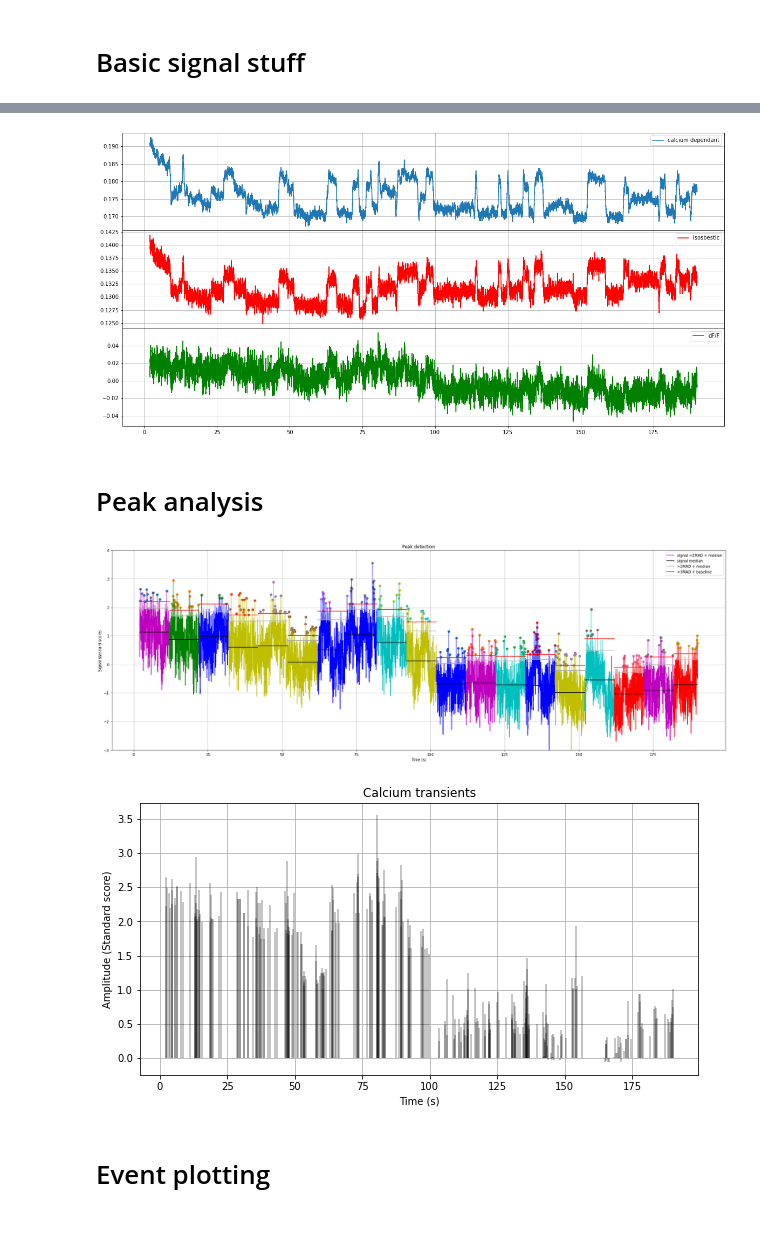
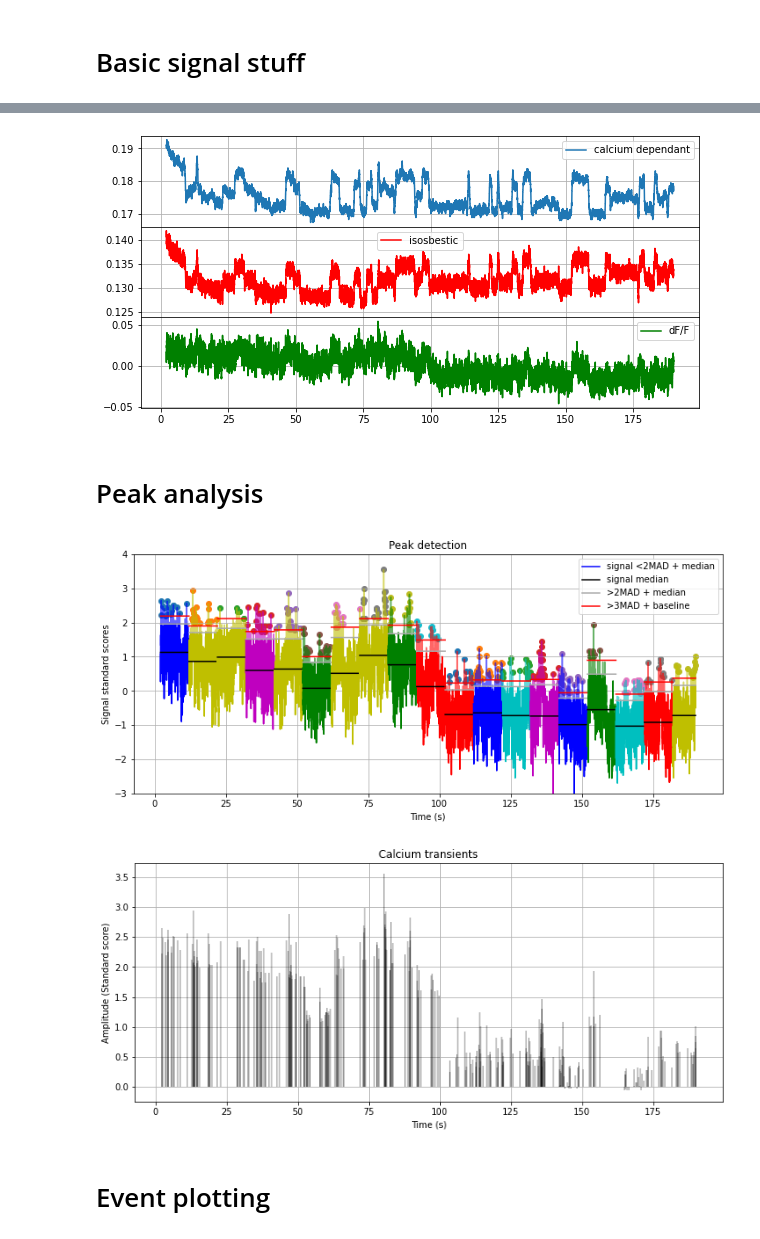
Before and after one commit to matias-ceau/pyfiber, a Jupyter notebook: dev/FIGURES.ipynb, the cells around one changed output, grey strips where cells are left out. Saved outputs shown, nothing was run; the diff lists cells and outputs as text; code cells hidden in the pictures.

```diff
--- a/dev/FIGURES.ipynb
+++ b/dev/FIGURES.ipynb
@@ -117,7 +117,7 @@ signal     = np.concatenate((si[:a],si[b+1:]))
 control    = np.concatenate((co[:a],co[b+1:]))
 normalized = np.concatenate((no[:a],no[b+1:]))
 
-fig,ax = plt.subplots(3,figsize=(20,10))
+fig,ax = plt.subplots(3,figsize=(10,5))
 ax[0].plot(time,signal,label='calcium dependant')
 ax[0].tick_params('x', labelbottom=False)
 ax[1].plot(time,control,c='r',label='isosbestic')
@@ -126,30 +126,30 @@ plt.subplots_adjust(hspace=0)
 for n in range(3):
     ax[n].grid(b='True',which='both')
     ax[n].legend()
-plt.savefig(dataf+'signal_control_norm.svg',dpi=1200)
+plt.savefig(dataf+'signal_control_norm2.svg',dpi=1200)
 # %% [output]
-[figure, old version]
+[figure, new version]
 # %% [markdown]
 # Peak analysis
 # %%
 rel()
 # %%
-s11.detect_peaks(s11.norm(1)[:,0],s11.norm(1)[:,1])
+s11.detect_peaks(s11.norm(1)[:,0],s11.norm(1)[:,1],figsize=(12,5))
 plt.grid(b='True',which='both')
 plt.ylim([-3, 4])
 plt.ylabel('Signal standard scores')
 plt.xlabel('Time (s)')
 plt.title('Peak detection')
-plt.savefig(dataf+'peakdetection.svg',dpi=1200)
+plt.savefig(dataf+'peakdetection2.svg',dpi=1200)
 # %% [output]
-[figure, old version]
+[figure, new version]
 # %%
-s11.plot_transients(rec=1,figsize=(10,5))
+s11.plot_transients(rec=1,figsize=(12,5))
 plt.xlabel('Time (s)')
 plt.ylabel('Amplitude (Standard score)')
 plt.title('Calcium transients')
-plt.savefig(dataf+'transients.svg',dpi=1200)
+plt.savefig(dataf+'transients2.svg',dpi=1200)
 # %% [output]
-[figure, old version]
+[figure, new version]
 # %% [markdown]
 # Event plotting
```
Also changed, not shown: parts of 7 cells of this notebook, 8 other files.
